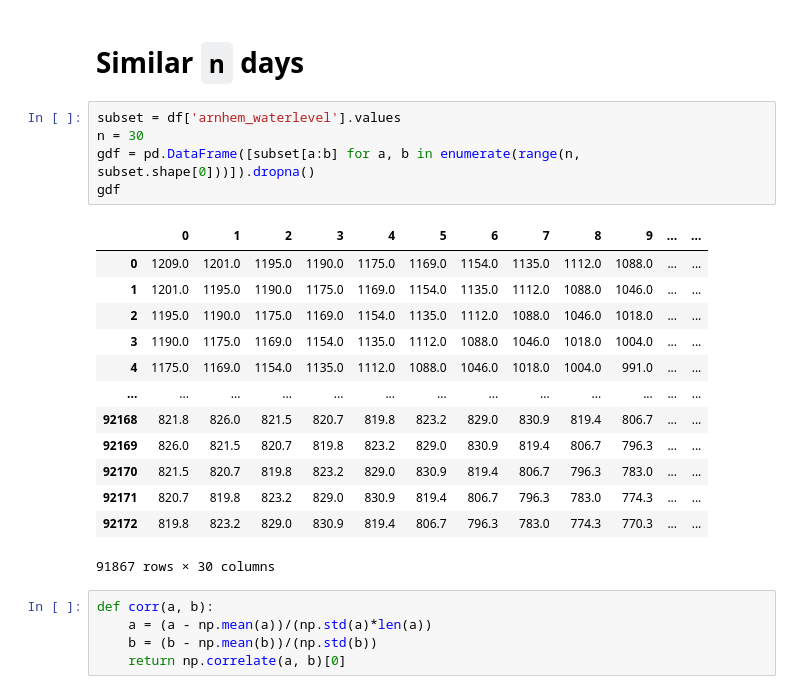
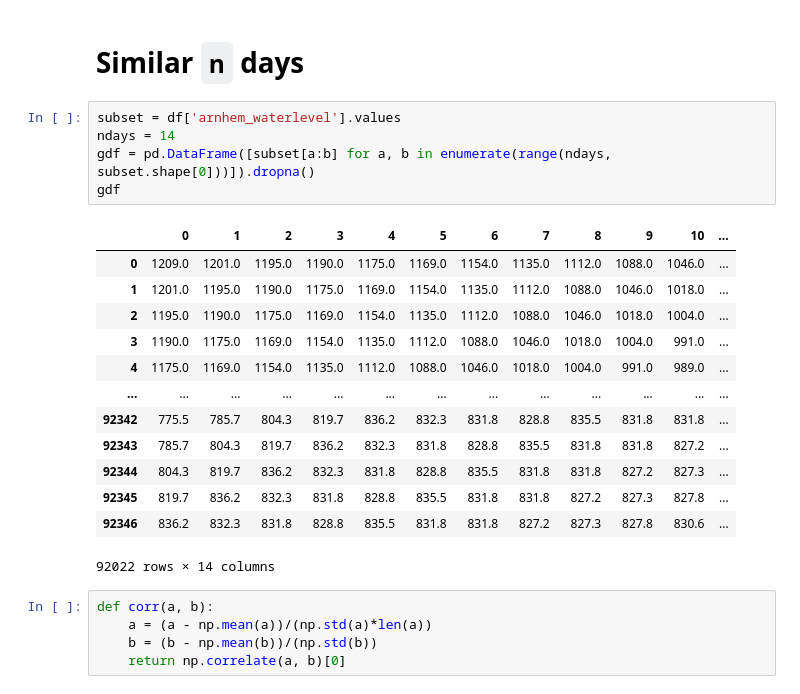
Before and after one commit to arykanary/WaterEnvDataWarehouse, a Jupyter notebook: notebooks/weekly_similarity.ipynb, the cells around one changed output. Saved outputs shown, nothing was run; the diff lists cells and outputs as text.

```diff
--- a/notebooks/weekly_similarity.ipynb
+++ b/notebooks/weekly_similarity.ipynb
@@ -47,23 +47,23 @@ gdf.loc[[x for x in map(next_week, old) if x in gdf.index]].T.plot()
 # Similar `n` days
 # %%
 subset = df['arnhem_waterlevel'].values
-n = 30
-gdf = pd.DataFrame([subset[a:b] for a, b in enumerate(range(n, subset.shape[0]))]).dropna()
+ndays = 14
+gdf = pd.DataFrame([subset[a:b] for a, b in enumerate(range(ndays, subset.shape[0]))]).dropna()
 gdf
 # %% [output]
-|  | 0 | 1 | 2 | 3 | 4 | 5 | 6 | 7 | 8 | 9 | ... | ... |
-| 0 | 1209.0 | 1201.0 | 1195.0 | 1190.0 | 1175.0 | 1169.0 | 1154.0 | 1135.0 | 1112.0 | 1088.0 | ... | ... |
-| 1 | 1201.0 | 1195.0 | 1190.0 | 1175.0 | 1169.0 | 1154.0 | 1135.0 | 1112.0 | 1088.0 | 1046.0 | ... | ... |
-| 2 | 1195.0 | 1190.0 | 1175.0 | 1169.0 | 1154.0 | 1135.0 | 1112.0 | 1088.0 | 1046.0 | 1018.0 | ... | ... |
-| 3 | 1190.0 | 1175.0 | 1169.0 | 1154.0 | 1135.0 | 1112.0 | 1088.0 | 1046.0 | 1018.0 | 1004.0 | ... | ... |
-| 4 | 1175.0 | 1169.0 | 1154.0 | 1135.0 | 1112.0 | 1088.0 | 1046.0 | 1018.0 | 1004.0 | 991.0 | ... | ... |
+|  | 0 | 1 | 2 | 3 | 4 | 5 | 6 | 7 | 8 | 9 | 10 | ... |
+| 0 | 1209.0 | 1201.0 | 1195.0 | 1190.0 | 1175.0 | 1169.0 | 1154.0 | 1135.0 | 1112.0 | 1088.0 | 1046.0 | ... |
+| 1 | 1201.0 | 1195.0 | 1190.0 | 1175.0 | 1169.0 | 1154.0 | 1135.0 | 1112.0 | 1088.0 | 1046.0 | 1018.0 | ... |
+| 2 | 1195.0 | 1190.0 | 1175.0 | 1169.0 | 1154.0 | 1135.0 | 1112.0 | 1088.0 | 1046.0 | 1018.0 | 1004.0 | ... |
+| 3 | 1190.0 | 1175.0 | 1169.0 | 1154.0 | 1135.0 | 1112.0 | 1088.0 | 1046.0 | 1018.0 | 1004.0 | 991.0 | ... |
+| 4 | 1175.0 | 1169.0 | 1154.0 | 1135.0 | 1112.0 | 1088.0 | 1046.0 | 1018.0 | 1004.0 | 991.0 | 989.0 | ... |
 | ... | ... | ... | ... | ... | ... | ... | ... | ... | ... | ... | ... | ... |
-| 92168 | 821.8 | 826.0 | 821.5 | 820.7 | 819.8 | 823.2 | 829.0 | 830.9 | 819.4 | 806.7 | ... | ... |
-| 92169 | 826.0 | 821.5 | 820.7 | 819.8 | 823.2 | 829.0 | 830.9 | 819.4 | 806.7 | 796.3 | ... | ... |
-| 92170 | 821.5 | 820.7 | 819.8 | 823.2 | 829.0 | 830.9 | 819.4 | 806.7 | 796.3 | 783.0 | ... | ... |
-| 92171 | 820.7 | 819.8 | 823.2 | 829.0 | 830.9 | 819.4 | 806.7 | 796.3 | 783.0 | 774.3 | ... | ... |
-| 92172 | 819.8 | 823.2 | 829.0 | 830.9 | 819.4 | 806.7 | 796.3 | 783.0 | 774.3 | 770.3 | ... | ... |
+| 92342 | 775.5 | 785.7 | 804.3 | 819.7 | 836.2 | 832.3 | 831.8 | 828.8 | 835.5 | 831.8 | 831.8 | ... |
+| 92343 | 785.7 | 804.3 | 819.7 | 836.2 | 832.3 | 831.8 | 828.8 | 835.5 | 831.8 | 831.8 | 827.2 | ... |
+| 92344 | 804.3 | 819.7 | 836.2 | 832.3 | 831.8 | 828.8 | 835.5 | 831.8 | 831.8 | 827.2 | 827.3 | ... |
+| 92345 | 819.7 | 836.2 | 832.3 | 831.8 | 828.8 | 835.5 | 831.8 | 831.8 | 827.2 | 827.3 | 827.8 | ... |
+| 92346 | 836.2 | 832.3 | 831.8 | 828.8 | 835.5 | 831.8 | 831.8 | 827.2 | 827.3 | 827.8 | 830.6 | ... |
-91867 rows × 30 columns
+92022 rows × 14 columns
 # %%
 def corr(a, b):
     a = (a - np.mean(a))/(np.std(a)*len(a))
```
Also changed, not shown: parts of 10 cells of this notebook, 2 other files.
